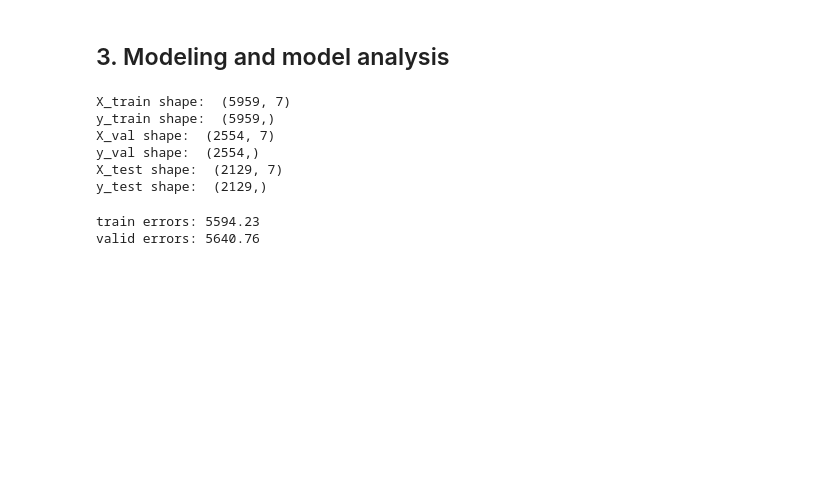
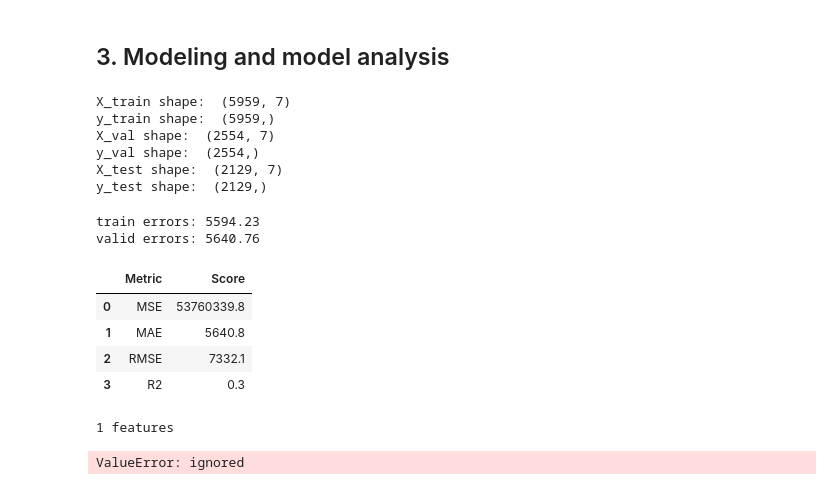
Before and after one commit to KYOH95/Project_2_Car_Analysis, a Jupyter notebook: Project2.ipynb, the cells around one changed output. Drawn from its saved outputs; the diff is of its cells as text; code cells hidden in the pictures; blank space fills up the shorter version.

```diff
--- a/Project2.ipynb
+++ b/Project2.ipynb
@@ -427,9 +427,66 @@ train errors: 5594.23
 valid errors: 5640.76
 # %%
 # 회귀방정식 평가지표
-mse = mean_squared_error(y, y_pred)
-mae = mean_absolute_error(y, y_pred)
+from sklearn.metrics import  mean_squared_error, mean_absolute_error, r2_score
+
+mse = mean_squared_error(y_val, y_pred_val_base)
+mae = mean_absolute_error(y_val, y_pred_val_base)
 rmse = mse ** 0.5
-r2 = r2_score(y, y_pred)
+r2 = r2_score(y_val, y_pred_val_base)
 
 display(pd.DataFrame([['MSE', mse],['MAE', mae],['RMSE', rmse],['R2', r2]], columns=['Metric', 'Score']))
+# %% [output]
+|  | Metric | Score |
+| 0 | MSE | 53760339.8 |
+| 1 | MAE | 5640.8 |
+| 2 | RMSE | 7332.1 |
+| 3 | R2 | 0.3 |
+# %%
+# features를 몇 개 선택하는 것이 좋은지 알아 봅시다.
+
+from sklearn.linear_model import LinearRegression
+from sklearn.metrics import mean_absolute_error, r2_score
+from sklearn.feature_selection import f_regression, SelectKBest
+
+training = []
+testing = []
+ks = range(1, len(X_train.columns)+1)
+
+# 1 부터 특성 수 만큼 사용한 모델을 만들어서 MAE 값을 비교 합니다.
+for k in range(1, len(X_train.columns)+ 1):
+    print(f'{k} features')
+
+    selector = SelectKBest(score_func=f_regression, k=k)
+
+    X_train_selected = selector.fit_transform(X_train, y_train)
+    X_test_selected = selector.transform(X_test)
+
+    all_names = X_train.columns
+    selected_mask = selector.get_support()
+    selected_names = all_names[selected_mask]
+    print('Selected names: ', selected_names)
+
+
+    model = LinearRegression()
+    model.fit(X_train_selected, y_train)
+    y_pred = model.predict(X_train_selected)
+    mae = mean_absolute_error(y_train, y_pred)
+    training.append(mae)
+
+    y_pred = model.predict(X_test_selected)
+    mae = mean_absolute_error(y_test, y_pred)
+    r2 = r2_score(y_test, y_pred)
+    testing.append(mae)
+    print(f'Test MAE: ${mae:,.0f}')
+    print(f'Test R2: {r2} \n')
+
+plt.plot(ks, training, label='Training Score', color='b')
+plt.plot(ks, testing, label='Testing Score', color='g')
+plt.ylabel("MAE ($)")
+plt.xlabel("Number of Features")
+plt.title('Validation Curve')
+plt.legend()
+plt.show()
+# %% [output]
+1 features
+ValueError: ignored
```
